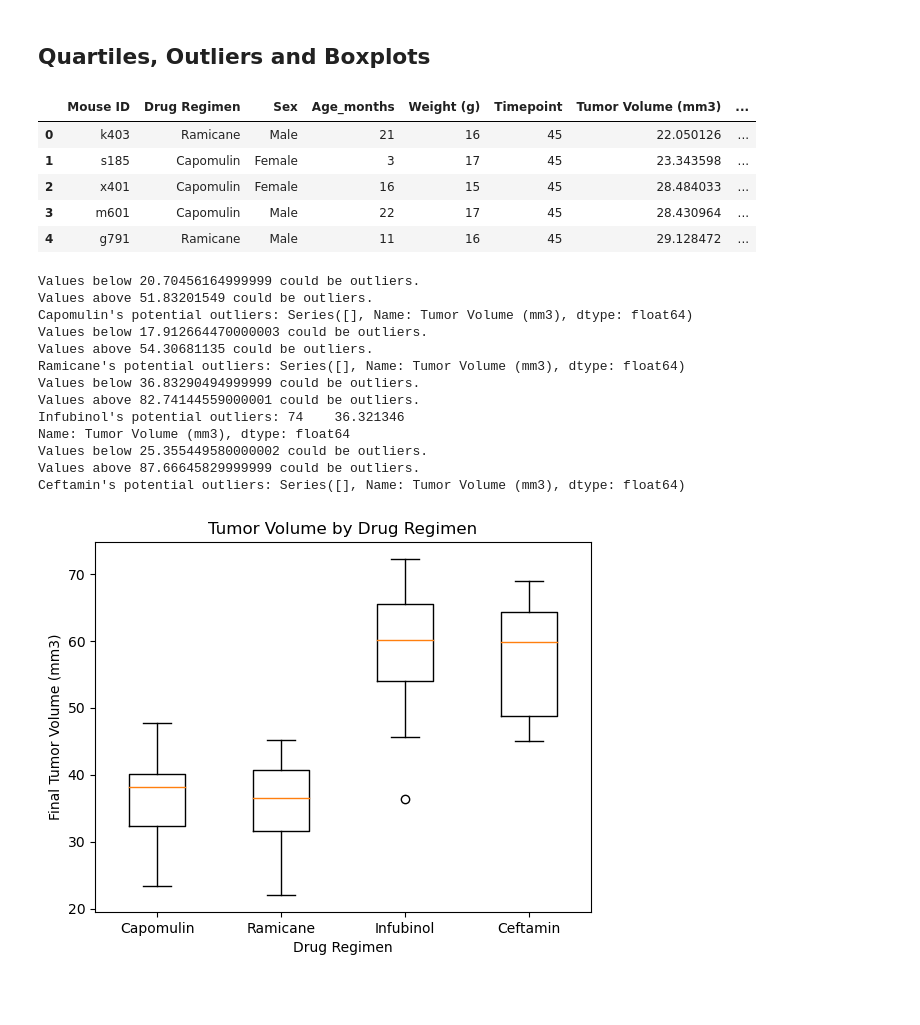
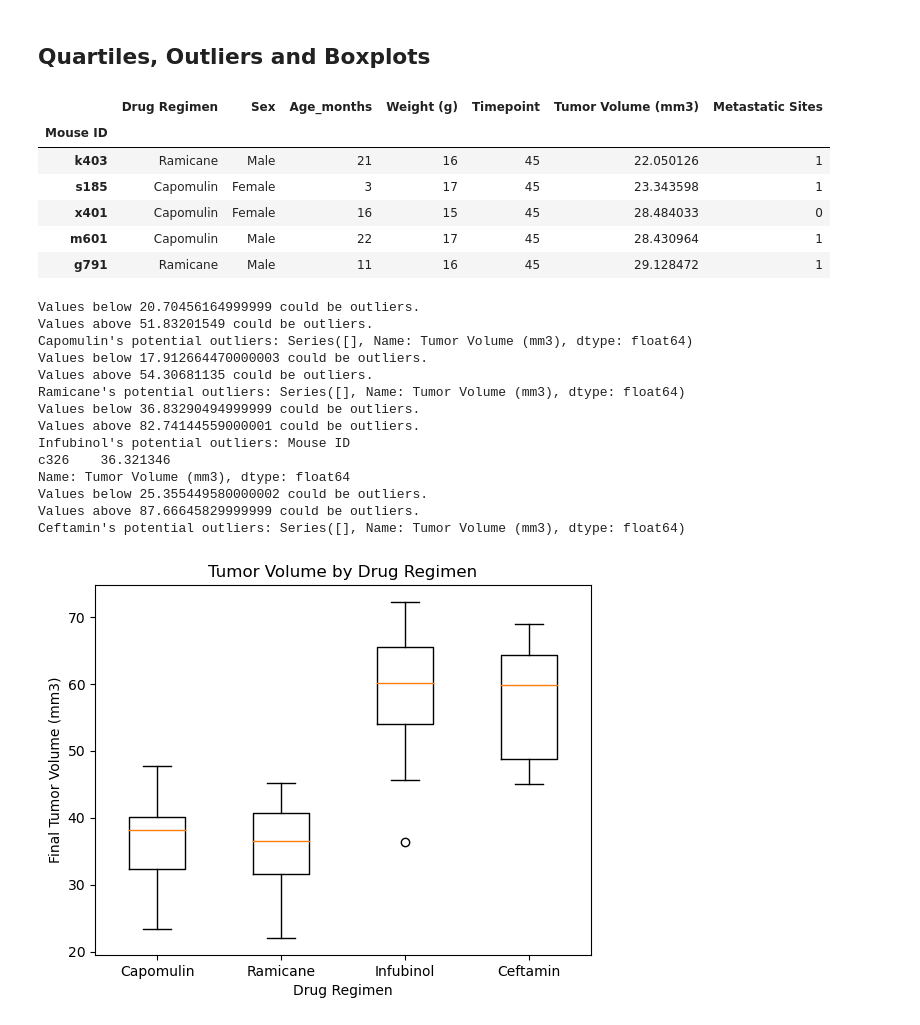
Before and after one commit to domspenc/data_visualisation_challenge, a Jupyter notebook: Pymaceuticals/pymaceuticals_starter.ipynb, the cells around one changed output. Drawn from its saved outputs; the diff is of its cells as text; code cells hidden in the pictures; blank space fills up the shorter version.

Commit message:
challenge complete

```diff
--- a/Pymaceuticals/pymaceuticals_starter.ipynb
+++ b/Pymaceuticals/pymaceuticals_starter.ipynb
@@ -209,22 +202,23 @@ plt.figure(figsize=(6,5))
 # %%
 # Calculate the final tumor volume of each mouse across four of the treatment regimens:
 # Capomulin, Ramicane, Infubinol, and Ceftamin
 
 # Start by getting the last (greatest) timepoint for each mouse...
 max_tp = clean_challenge_df.groupby('Mouse ID').max()[['Timepoint']]
 
 # Merge this with the cleaned dataframe to get the tumor volume at the last timepoint
-merged_df = pd.merge(clean_challenge_df, max_tp, how='inner', on=('Mouse ID', 'Timepoint'))
+merged_df = pd.merge(clean_challenge_df, max_tp, how='inner', on=('Mouse ID', 'Timepoint')).set_index('Mouse ID')
 
 # Display output
 merged_df.head()
 # %% [output]
-|  | Mouse ID | Drug Regimen | Sex | Age_months | Weight (g) | Timepoint | Tumor Volume (mm3) | ... |
-| 0 | k403 | Ramicane | Male | 21 | 16 | 45 | 22.050126 | ... |
-| 1 | s185 | Capomulin | Female | 3 | 17 | 45 | 23.343598 | ... |
-| 2 | x401 | Capomulin | Female | 16 | 15 | 45 | 28.484033 | ... |
-| 3 | m601 | Capomulin | Male | 22 | 17 | 45 | 28.430964 | ... |
-| 4 | g791 | Ramicane | Male | 11 | 16 | 45 | 29.128472 | ... |
+|  | Drug Regimen | Sex | Age_months | Weight (g) | Timepoint | Tumor Volume (mm3) | Metastatic Sites |
+| Mouse ID |  |  |  |  |  |  |  |
+| k403 | Ramicane | Male | 21 | 16 | 45 | 22.050126 | 1 |
+| s185 | Capomulin | Female | 3 | 17 | 45 | 23.343598 | 1 |
+| x401 | Capomulin | Female | 16 | 15 | 45 | 28.484033 | 0 |
+| m601 | Capomulin | Male | 22 | 17 | 45 | 28.430964 | 1 |
+| g791 | Ramicane | Male | 11 | 16 | 45 | 29.128472 | 1 |
 # %%
 # Put treatments into a list for for loop (and later for plot labels)
 treatments = ['Capomulin', 'Ramicane', 'Infubinol', 'Ceftamin']
@@ -263,7 +257,8 @@ Values above 54.30681135 could be outliers.
 Ramicane's potential outliers: Series([], Name: Tumor Volume (mm3), dtype: float64)
 Values below 36.83290494999999 could be outliers.
 Values above 82.74144559000001 could be outliers.
-Infubinol's potential outliers: 74    36.321346
+Infubinol's potential outliers: Mouse ID
+c326    36.321346
 Name: Tumor Volume (mm3), dtype: float64
 Values below 25.355449580000002 could be outliers.
 Values above 87.66645829999999 could be outliers.
```
Also changed, not shown: parts of 1 cell of this notebook.
